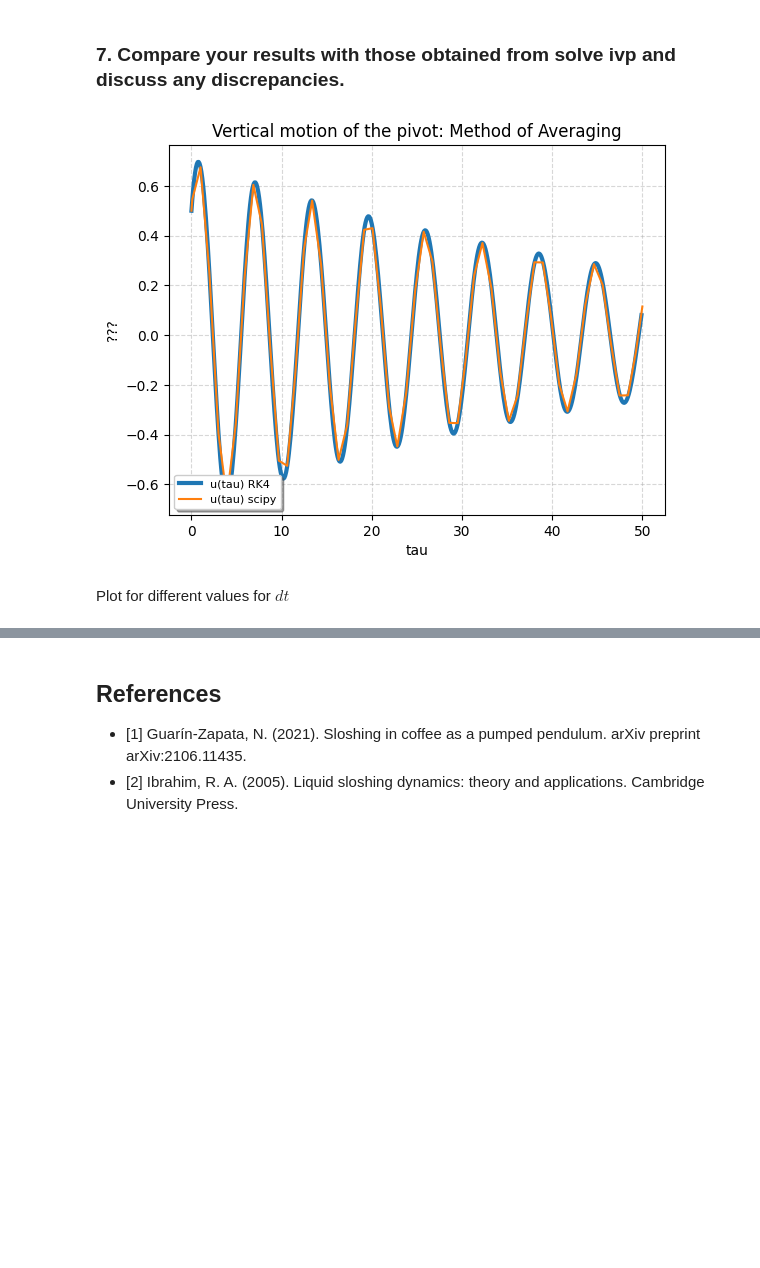
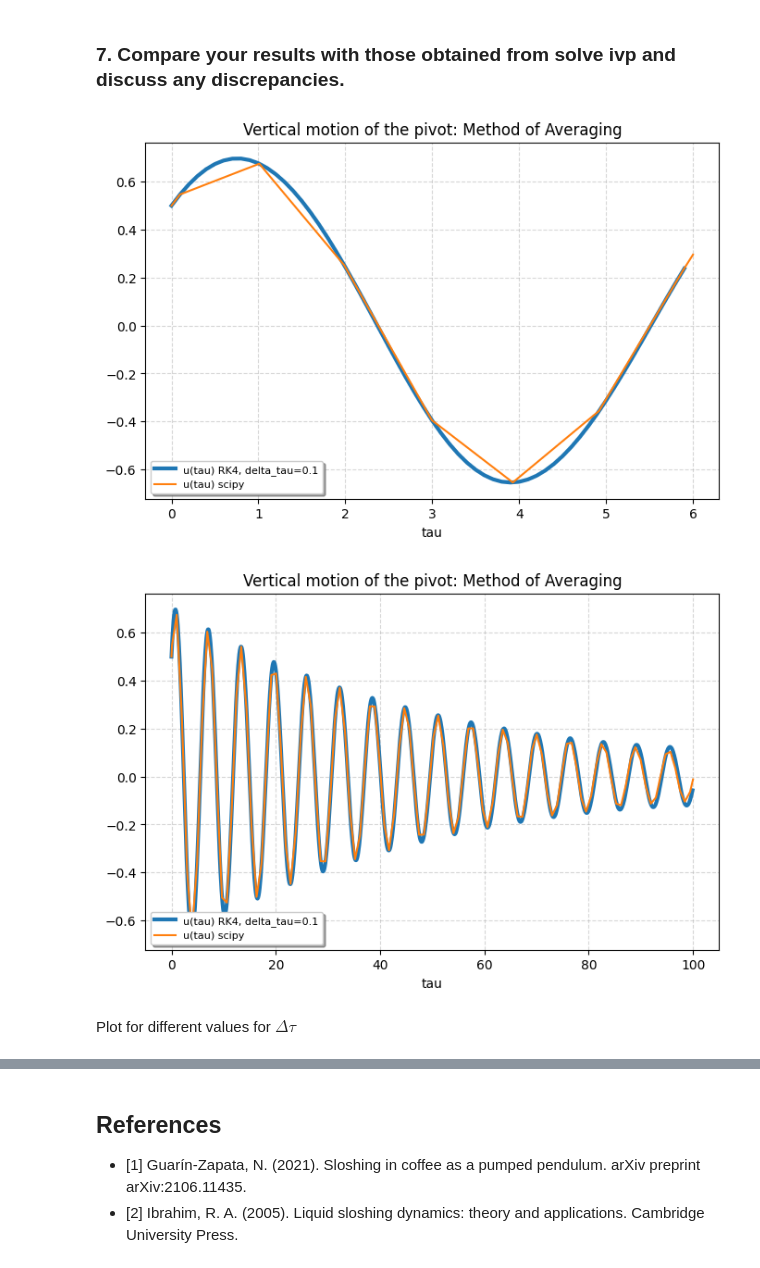
Before and after one commit to unalmedmathnum/Correa-Garcia-Lizcano-Velez, a Jupyter notebook: Tarea 3/main.ipynb, the cells around one changed output, grey strips where cells are left out. Saved outputs shown, nothing was run; the diff lists cells and outputs as text; code cells hidden in the pictures; blank space fills up the shorter version.

Commit message:
add discussions about parameters, and better labeling

```diff
--- a/Tarea 3/main.ipynb
+++ b/Tarea 3/main.ipynb
@@ -81,10 +85,12 @@ Dimensionless time is defined as $\tau = t\omega$, where $\omega$ represents the
 omega = [2, 1]
 lambd = [0.1, 0.2]
 epsilon = [0.2, 0.5]
-y1_0 = [0.5, 0]
-y2_0 = [0.5, 2]
-tau_0 = [0, 0]
-tau_max = [50, 30]
+y1_0 = [0.5, 0.5]
+y2_0 = [0.5, 0.5]
+
+# (tau_l, tau_r) is the domain where we are going to integrate
+tau_l = [0, 0]
+tau_r = [50, 50]
 
 for i in range(2):
     print(f"\n===== Parameter Set {i + 1} =====")
@@ -93,8 +99,8 @@ for i in range(2):
     print(f"Epsilon   : {epsilon[i]}")
     print(f"y1_0      : {y1_0[i]}")
     print(f"y2_0      : {y2_0[i]}")
-    print(f"tau_0     : {tau_0[i]}")
-    print(f"tau_max   : {tau_max[i]}")
+    print(f"tau_l     : {tau_l[i]}")
+    print(f"tau_r   : {tau_r[i]}")
     print("=" * 30)
 # %% [output]
 ===== Parameter Set 1 =====
@@ -197,7 +203,7 @@ Index tau        y1         y2
 # %% [markdown]
 Solve for second set of parameters
 # %%
-tau, y1, y2 = solve_numerically(y1_0[1], y2_0[1], tau_0[1], tau_max[1], omega[1], lambd[1], epsilon[1], summary=True)
+tau, y1, y2 = solve_numerically(y1_0[1], y2_0[1], tau_l[1], tau_r[1], omega[1], lambd[1], epsilon[1], summary=True)
 # %% [output]
 Index tau        y1         y2
 -----------------------------------
@@ -373,30 +462,33 @@ def rungeKuttaSolver(system, initial_conditions, t0, t_max, dt, *args):
 # %%
 # PARAMETERS
 initial_conditions = [y1_0[0], y2_0[0]]
-tl = tau_0[0]
-tr = tau_max[0]
+tau_l_aux = 0
+tau_r_values = [6, 100]
 parameters = (omega[0], lambd[0], epsilon[0])
 delta_tau = 0.1
 
-# SOLVE DIFFERENTIAL EQUATIONS
-scipy_sol = scipy.integrate.solve_ivp(vertical_motion, (tl, tr), initial_conditions, args=(parameters)) # scipy solution
-tau, rk4_u = rungeKuttaSolver(vertical_motion, initial_conditions, tl, tr, delta_tau, *parameters) # my solution
-scipy_u = scipy_sol.y
-scipy_tau = scipy_sol.t
 
-# PLOT AND COMPARE
-plt.plot(tau, rk4_u[0], label="u(tau) RK4", linewidth=3) # u[0] refers to the 0 derivative of u, that means the u function itself
-plt.plot(scipy_tau, scipy_u[0], label="u(tau) scipy")
-plt.grid(True, linestyle="--", alpha=0.5)
-plt.xlabel("tau")
-plt.ylabel("???")
-plt.title("Vertical motion of the pivot: Method of Averaging")
-plt.legend(loc="lower left", frameon=True, shadow=True, fontsize=8)
-plt.show()
+for tau_r in tau_r_values:
+    # SOLVE DIFFERENTIAL EQUATIONS
+    scipy_sol = scipy.integrate.solve_ivp(vertical_motion, (tau_l_aux, tau_r), initial_conditions, args=(parameters)) # scipy solution
+    tau, rk4_u = rungeKuttaSolver(vertical_motion, initial_conditions, tau_l_aux, tau_r, delta_tau, *parameters) # my solution
+    scipy_u = scipy_sol.y
+    scipy_tau = scipy_sol.t
+
+    # PLOT AND COMPARE
+    plt.figure(figsize=(8, 5))
+    plt.plot(tau, rk4_u[0], label=f"u(tau) RK4, delta_tau={delta_tau}", linewidth=3) # u[0] refers to the 0 derivative of u, that means the u function itself
+    plt.plot(scipy_tau, scipy_u[0], label="u(tau) scipy")
+    plt.grid(True, linestyle="--", alpha=0.5)
+    plt.xlabel("tau")
+    plt.title("Vertical motion of the pivot: Method of Averaging")
+    plt.legend(loc="lower left", frameon=True, shadow=True, fontsize=8)
+    plt.show()
 # %% [output]
-[figure, old version]
+[figure, new version]
+[figure, added]
 # %% [markdown]
-Plot for different values for $dt$
+Plot for different values for $\Delta \tau$
 # %%
 # PARAMETERS
 initial_conditions = [y1_0[0], y2_0[0]]
```
Also changed, not shown: parts of 37 cells of this notebook.
